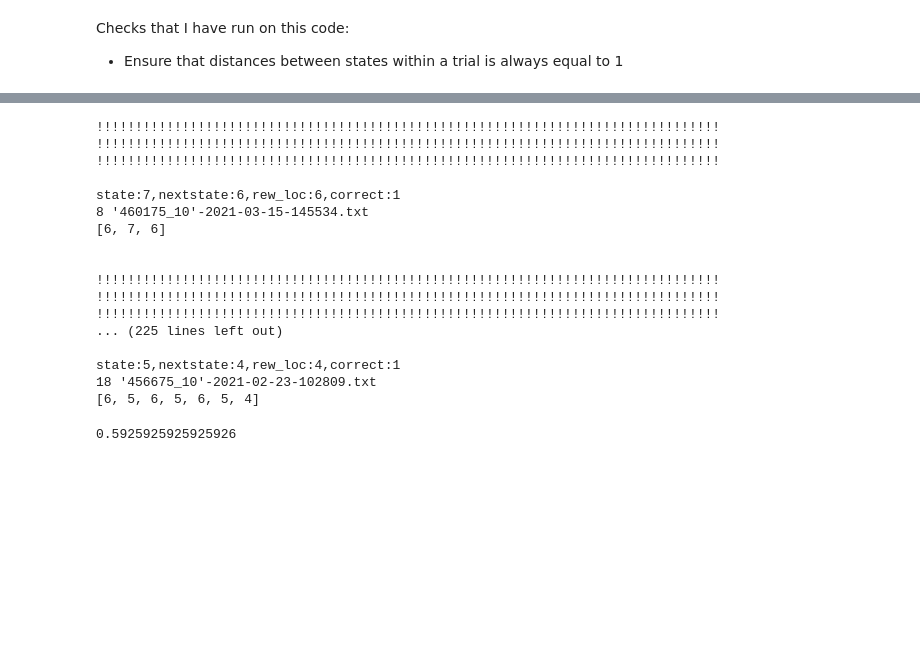
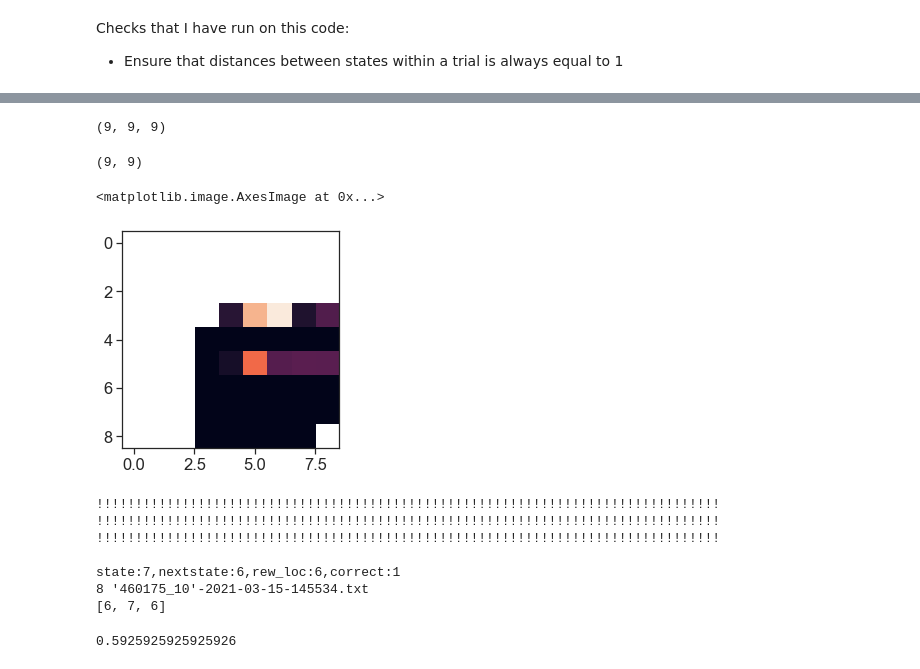
Before and after one commit to yves-weissenberger/line_loop, a Jupyter notebook: project_notebooks/line_loop/navi/model_based_analysis_new_data.ipynb, the cells around one changed output, grey strips where cells are left out. Drawn from its saved outputs; the diff is of its cells as text; code cells hidden in the pictures; blank space fills up the shorter version.

```diff
--- a/project_notebooks/line_loop/navi/model_based_analysis_new_data.ipynb
+++ b/project_notebooks/line_loop/navi/model_based_analysis_new_data.ipynb
@@ -233,10 +307,28 @@ Checks that I have run on this code:
+# %%
+a,b,c = get_transitions(state_seq,
+                rew_list,
+                forced_seq
+                       )
+# %%
+a.shape
+# %% [output]
+(9, 9, 9)
+# %%
+b.shape
+# %% [output]
+(9, 9)
+# %%
+plt.imshow(a[4]/b)
+# %% [output]
+<matplotlib.image.AxesImage at 0x...>
+[figure, added]
 # %%
 verbose = False
 perf = 0
 trial_ctr = 0
 
 check1 = []
-for fpath in allFs:
+for fpath in allFs[:3]:
 
     f = open(fpath,'r')
     lines =f.readlines()
@@ -321,16 +413,6 @@ for fpath in allFs:
 state:7,nextstate:6,rew_loc:6,correct:1
 8 '460175_10'-2021-03-15-145534.txt
 [6, 7, 6]
-
-
-!!!!!!!!!!!!!!!!!!!!!!!!!!!!!!!!!!!!!!!!!!!!!!!!!!!!!!!!!!!!!!!!!!!!!!!!!!!!!!!!
-!!!!!!!!!!!!!!!!!!!!!!!!!!!!!!!!!!!!!!!!!!!!!!!!!!!!!!!!!!!!!!!!!!!!!!!!!!!!!!!!
-!!!!!!!!!!!!!!!!!!!!!!!!!!!!!!!!!!!!!!!!!!!!!!!!!!!!!!!!!!!!!!!!!!!!!!!!!!!!!!!!
-... (225 lines left out)
-
-state:5,nextstate:4,rew_loc:4,correct:1
-18 '456675_10'-2021-02-23-102809.txt
-[6, 5, 6, 5, 6, 5, 4]
 # %%
 #in looking at the first block of the session, in a length 6 line, you can only look at rewards that are located
 #at positions 3 and 4, not at 1 and 2 and not at 5 and 6. Thus you should have 1/3 as many trials as you have sessions...
```
Also changed, not shown: parts of 4 cells of this notebook, 2 other files.
